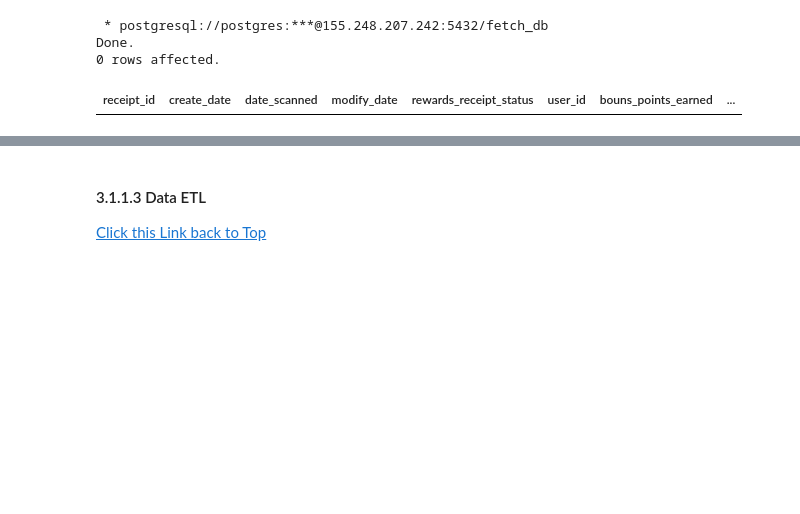
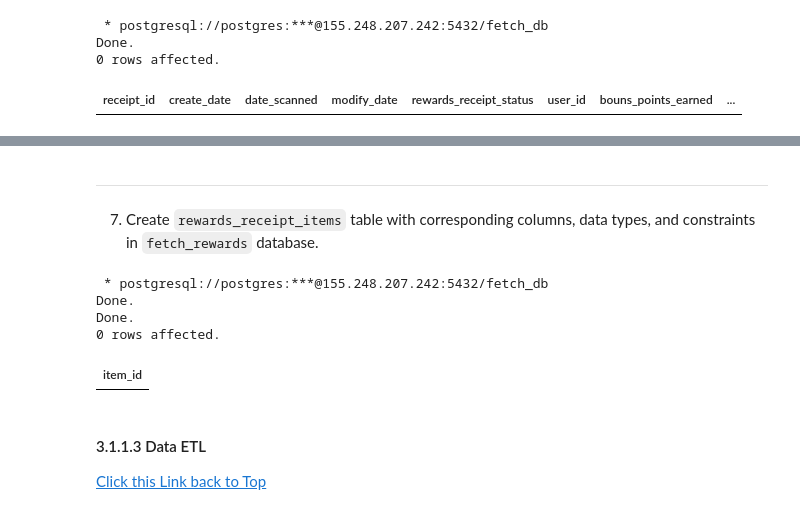
Before and after one commit to L3P3titPrince/015_FetchRewards_HW, a Jupyter notebook: src/FetchRewards_HW.ipynb, the cells around one changed output, grey strips where cells are left out. Cells and saved outputs as stored; diff of their text form; code cells hidden in the pictures; blank space fills up the shorter version.

```diff
--- a/src/FetchRewards_HW.ipynb
+++ b/src/FetchRewards_HW.ipynb
@@ -275,3 +325,24 @@ Done.
+# %% [markdown]
+-----------------
+# %% [markdown]
+7. Create `rewards_receipt_items` table with corresponding columns, data types, and constraints in `fetch_rewards` database.
+# %%
+%%sql
+-- add DROP sql to quickly reset table
+DROP TABLE IF EXISTS rewards_receipt_items;
+
+CREATE TABLE IF NOT EXISTS rewards_receipt_items (
+    item_id SERIAL PRIMARY KEY,
+
+);
+
+SELECT * FROM rewards_receipt_items;
+# %% [output]
+ * postgresql://postgres:***@155.248.207.242:5432/fetch_db
+Done.
+Done.
+0 rows affected.
+| item_id |
 # %% [markdown]
 #### <a id="3.1.1.3">3.1.1.3 Data ETL</a>
 <a href="#1.Summary">Click this Link back to Top</a>
```
Also changed, not shown: parts of 6 cells of this notebook.
